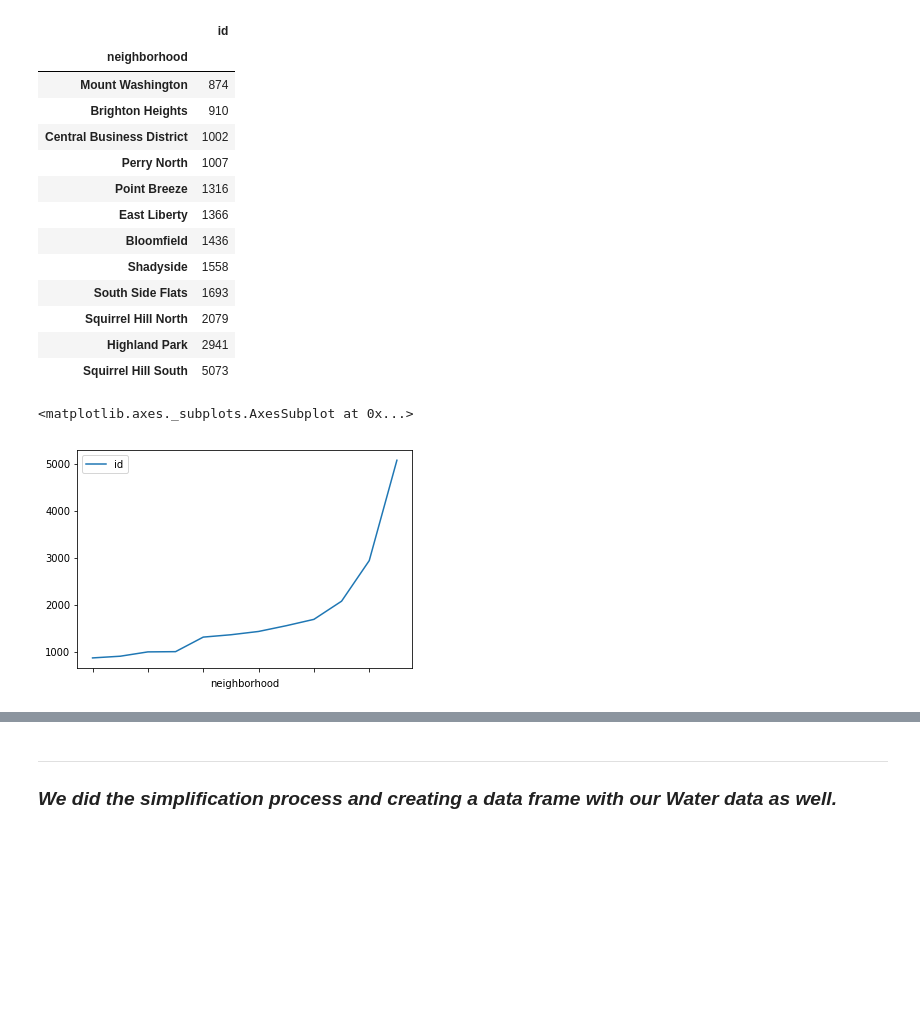
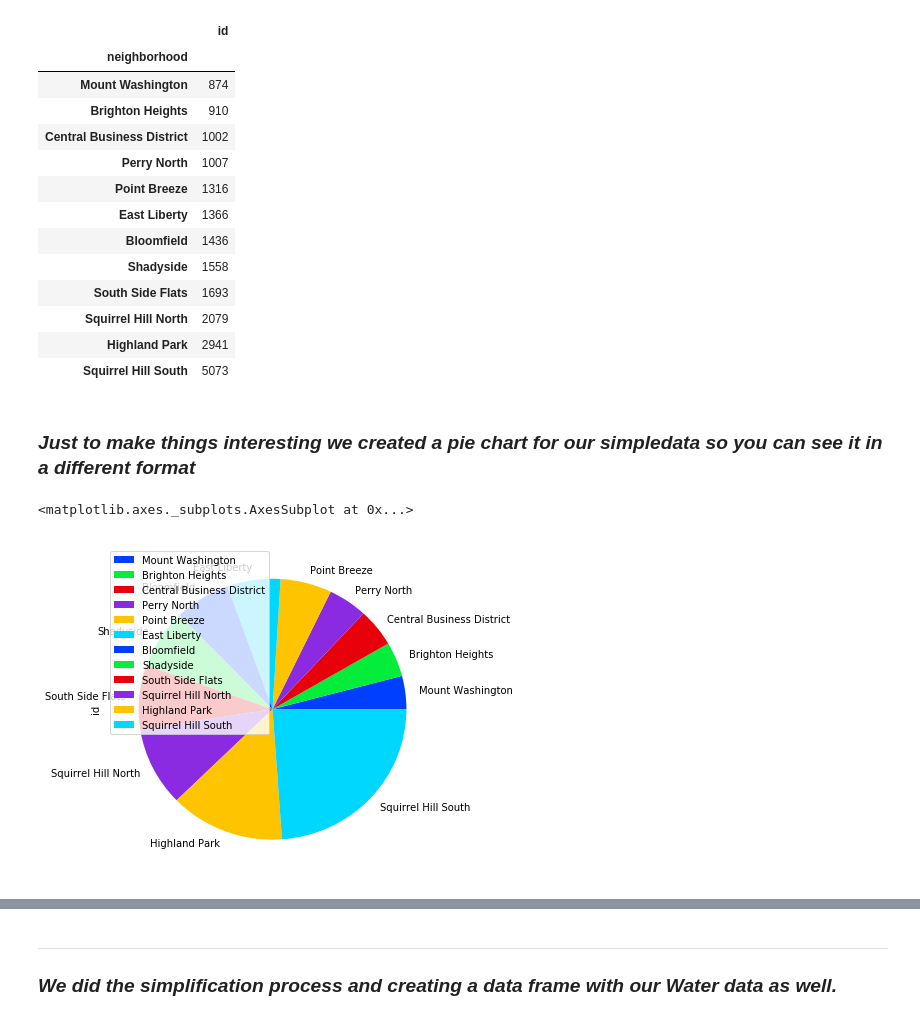
Before and after one commit to Garcia-Bela/FinalLabProject, a Jupyter notebook: TheProof.ipynb, the cells around one changed output, grey strips where cells are left out. Cells and saved outputs as stored; diff of their text form; code cells hidden in the pictures; blank space fills up the shorter version.

Commit message:
Me being extra and adding things

```diff
--- a/TheProof.ipynb
+++ b/TheProof.ipynb
@@ -126,11 +130,13 @@ simple_treedisplay
 | Squirrel Hill North | 2079 |
 | Highland Park | 2941 |
 | Squirrel Hill South | 5073 |
-# %%
-simple_treedisplay.plot()
-# %% [output]
-<matplotlib.axes._subplots.AxesSubplot at 0x...>
-[figure, removed]
+# %% [markdown]
+### ***Just to make things interesting we created a pie chart for our simpledata so you can see it in a different format***
+# %%
+simple_treedisplay.plot.pie(y='id', figsize=(6,6))
+# %% [output]
+<matplotlib.axes._subplots.AxesSubplot at 0x...>
+[figure, added]
 # %% [markdown]
 ![alt text](https://media.giphy.com/media/yFWUUCVeZ0ttS/giphy.gif "EARTH")
 # %% [markdown]
```
Also changed, not shown: parts of 16 cells of this notebook.
